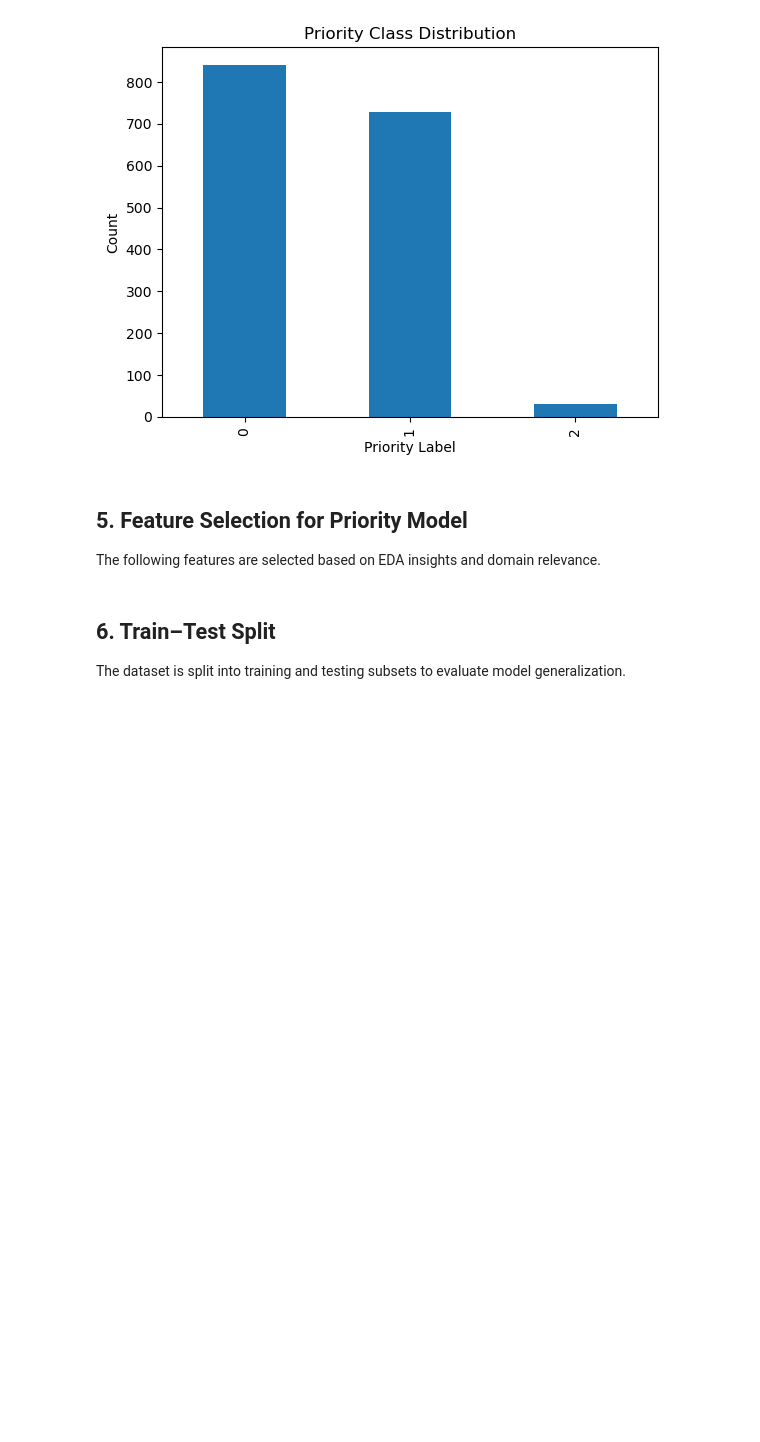
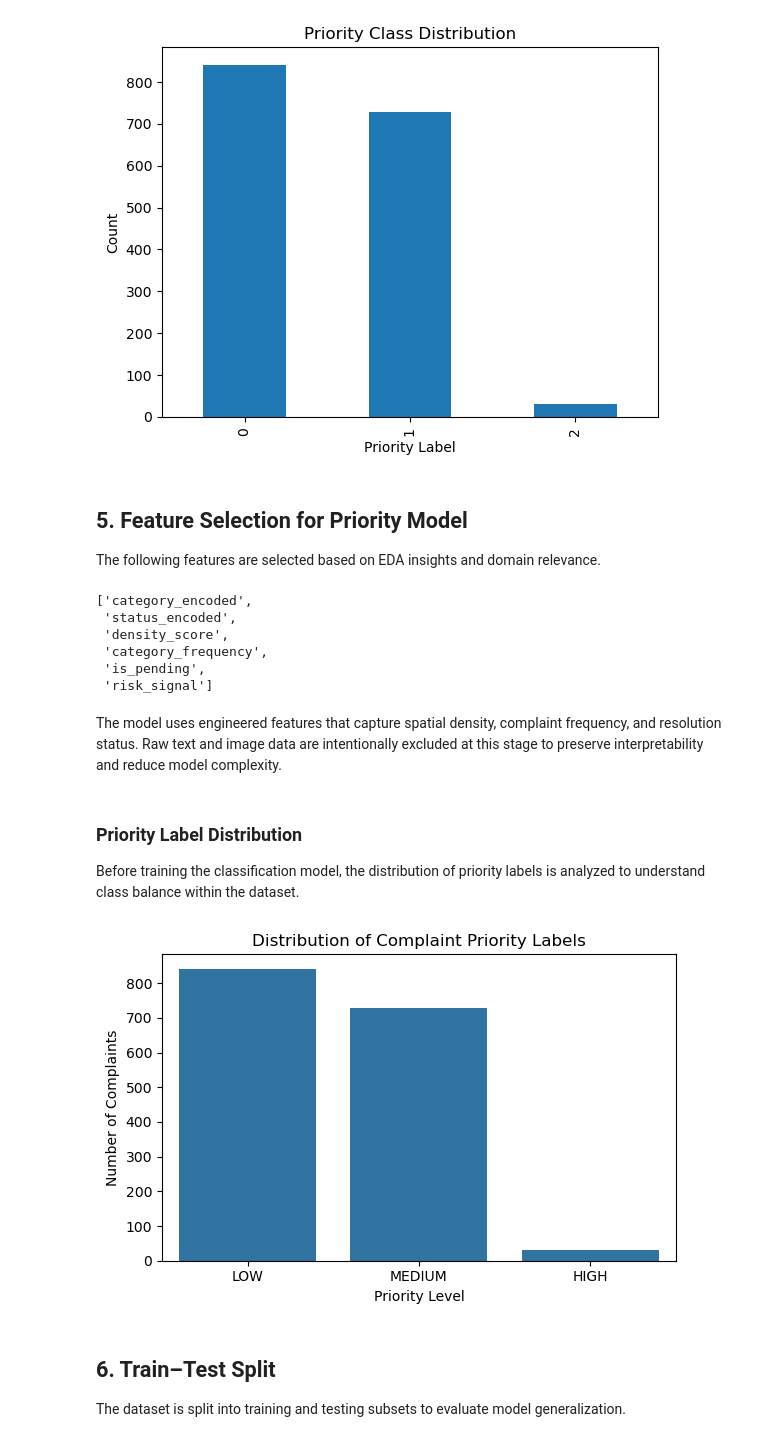
Before and after one commit to Adityapriyadarshix007/urban-civic-new, a Jupyter notebook: ml/notebooks/03_priority_model.ipynb, the cells around one changed output. Drawn from its saved outputs; the diff is of its cells as text; code cells hidden in the pictures; blank space fills up the shorter version.

Commit message:
Refine priority model analysis and add visualization outputs

```diff
--- a/ml/notebooks/03_priority_model.ipynb
+++ b/ml/notebooks/03_priority_model.ipynb
@@ -99,6 +112,37 @@ X = df[
 ]
 
 y = df['priority_label']
+# %%
+feature_names = X.columns.tolist()
+feature_names
+# %% [output]
+['category_encoded',
+ 'status_encoded',
+ 'density_score',
+ 'category_frequency',
+ 'is_pending',
+ 'risk_signal']
+# %% [markdown]
+The model uses engineered features that capture spatial density, complaint
+frequency, and resolution status. Raw text and image data are intentionally
+excluded at this stage to preserve interpretability and reduce model
+complexity.
+# %% [markdown]
+### Priority Label Distribution
+
+Before training the classification model, the distribution of priority labels
+is analyzed to understand class balance within the dataset.
+# %%
+plt.figure(figsize=(6,4))
+sns.countplot(x=df['priority_label'], order=[0,1,2])
+plt.xticks([0,1,2], ['LOW', 'MEDIUM', 'HIGH'])
+plt.title("Distribution of Complaint Priority Labels")
+plt.xlabel("Priority Level")
+plt.ylabel("Number of Complaints")
+plt.tight_layout()
+plt.show()
+# %% [output]
+[figure, added]
 # %% [markdown]
 ## 6. Train–Test Split
 
```
Also changed, not shown: parts of 6 cells of this notebook.
